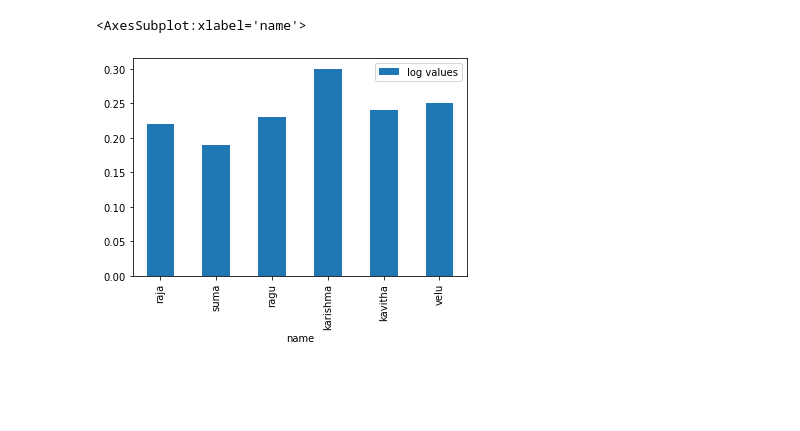
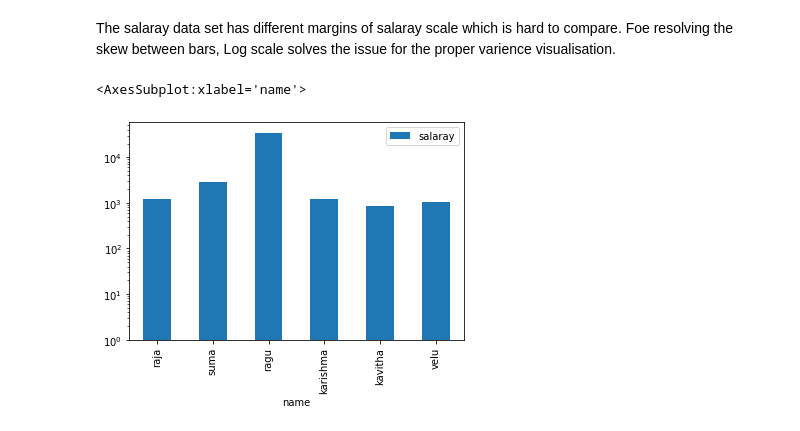
Before and after one commit to sharanyhakarthikeyan/data_analysis_python_practice, a Jupyter notebook: bar_chart.ipynb, the cells around one changed output. Drawn from its saved outputs; the diff is of its cells as text; code cells hidden in the pictures; blank space fills up the shorter version.

Commit message:
learning_log_scale

```diff
--- a/bar_chart.ipynb
+++ b/bar_chart.ipynb
@@ -14,8 +20,10 @@ df.head(10)
+# %% [markdown]
+ The salaray data set has different margins of salaray scale which is hard to compare. Foe resolving the skew between bars, Log scale solves the issue for the proper varience visualisation.
 # %%
 import pandas as pd
 
-df = pd.read_csv("data/income.csv")
-df.plot(x='name', y='log values', kind='bar')
+df = pd.read_csv("data/income_1.csv")
+df.plot(x='name', y='salaray', kind='bar', log =True)
 # %% [output]
 <AxesSubplot:xlabel='name'>
-[figure, old version]
+[figure, new version]
```
Also changed, not shown: parts of 5 cells of this notebook, 2 other files.
